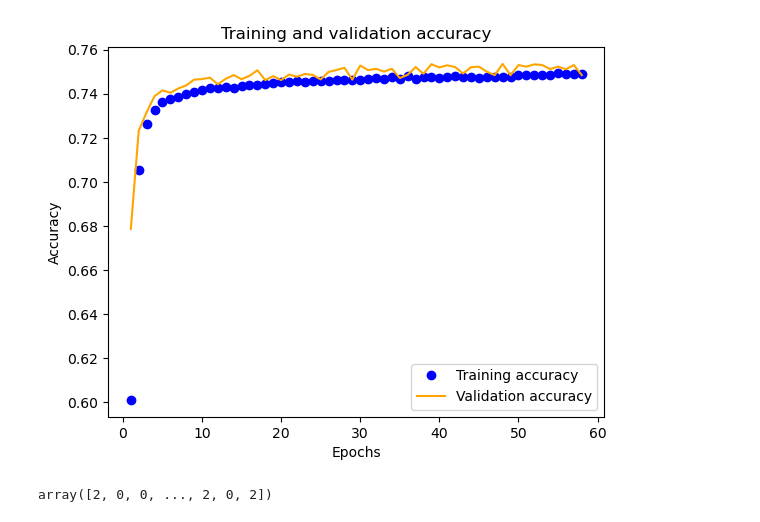
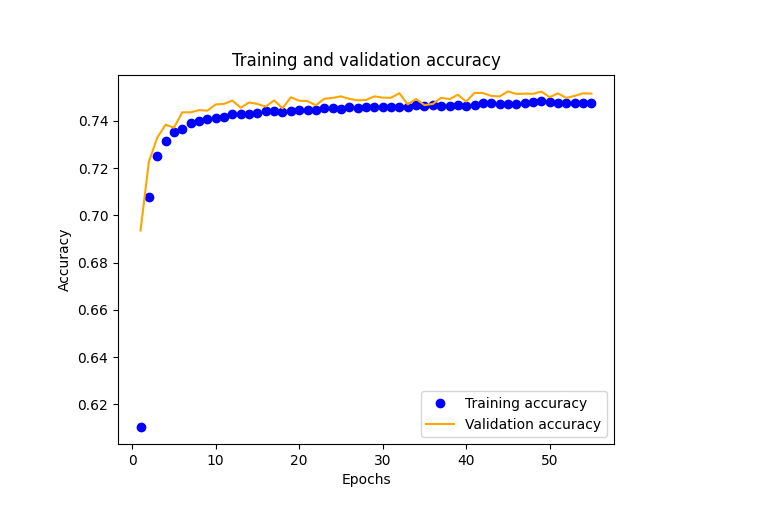
Before and after one commit to nhanvtran/directional-pixel-detectors, a Jupyter notebook: multiclassifier/SimpleNN_ylocalyprofileQkeras1.ipynb, the cells around one changed output. Cells and saved outputs as stored; diff of their text form; code cells hidden in the pictures.

```diff
--- a/multiclassifier/SimpleNN_ylocalyprofileQkeras1.ipynb
+++ b/multiclassifier/SimpleNN_ylocalyprofileQkeras1.ipynb
@@ -39,3 +38,3 @@ df1
 # %%
-df2 = pd.read_csv('/home/jieun201/oct4_MCwithQuantInputs/labelsTrain.csv')
-df2
+df2 = pd.read_csv('data/oct4_MCwithQuantInputs/labelsTrain.csv')
+#df2
@@ -190,15 +157,25 @@ _________________________________________________________________
 # %%
+model_file = 'model/qkeras_model.h5'
 
-es = EarlyStopping(monitor='val_sparse_categorical_accuracy',
+train_and_save = False
+history = None
+if train_and_save:
+    es = EarlyStopping(monitor='val_sparse_categorical_accuracy',
                                    mode='max', # don't minimize the accuracy!
                                    patience=10,
                                    restore_best_weights=True)
 
-history = model.fit(X_train,
+    history = model.fit(X_train,
                     y_train,
                     callbacks=[es],
                     epochs=150,
                     batch_size=1024,
                     validation_split=0.2,
                     shuffle=True,
-                    verbose=1)
+                    verbose=0)
+
+    model.save(model_file)
+
+co = {}
+utils._add_supported_quantized_objects(co)
+model = tf.keras.models.load_model(model_file, custom_objects=co)
@@ -239,17 +205,24 @@ plt.savefig('loss.png')
 # %%
-acc = history.history['sparse_categorical_accuracy']
-val_acc = history.history['val_sparse_categorical_accuracy']
-epochs = range(1, len(acc) + 1)
-plt.plot(epochs, acc, 'bo', label='Training accuracy')
-plt.plot(epochs, val_acc, 'orange', label='Validation accuracy')
-plt.title('Training and validation accuracy')
-plt.xlabel('Epochs')
-plt.ylabel('Accuracy')
-plt.legend()
-#np.max(val_acc)
-plt.savefig('accuracy.png')
-plt.show()
+if train_and_save:
+    acc = history.history['sparse_categorical_accuracy']
+    val_acc = history.history['val_sparse_categorical_accuracy']
+    epochs = range(1, len(acc) + 1)
+    plt.plot(epochs, acc, 'bo', label='Training accuracy')
+    plt.plot(epochs, val_acc, 'orange', label='Validation accuracy')
+    plt.title('Training and validation accuracy')
+    plt.xlabel('Epochs')
+    plt.ylabel('Accuracy')
+    plt.legend()
+    #np.max(val_acc)
+    plt.savefig('images/accuracy.png')
+    plt.show()
+else:
+    from PIL import Image
+    #from os.path import exists
+
+    img = Image.open('images/accuracy.png')
+    display(img)
 # %% [output]
-[figure, old version]
+[figure, new version]
 # %%
 preds = model.predict(X_test)
@@ -257,5 +230,3 @@ predictionsFiles =np.argmax(preds, axis=1)
 # %%
-predictionsFiles
+#predictionsFiles
-# %% [output]
-array([2, 0, 0, ..., 2, 0, 2])
 # %%
```
Also changed, not shown: parts of 38 cells of this notebook, 10 other files.
